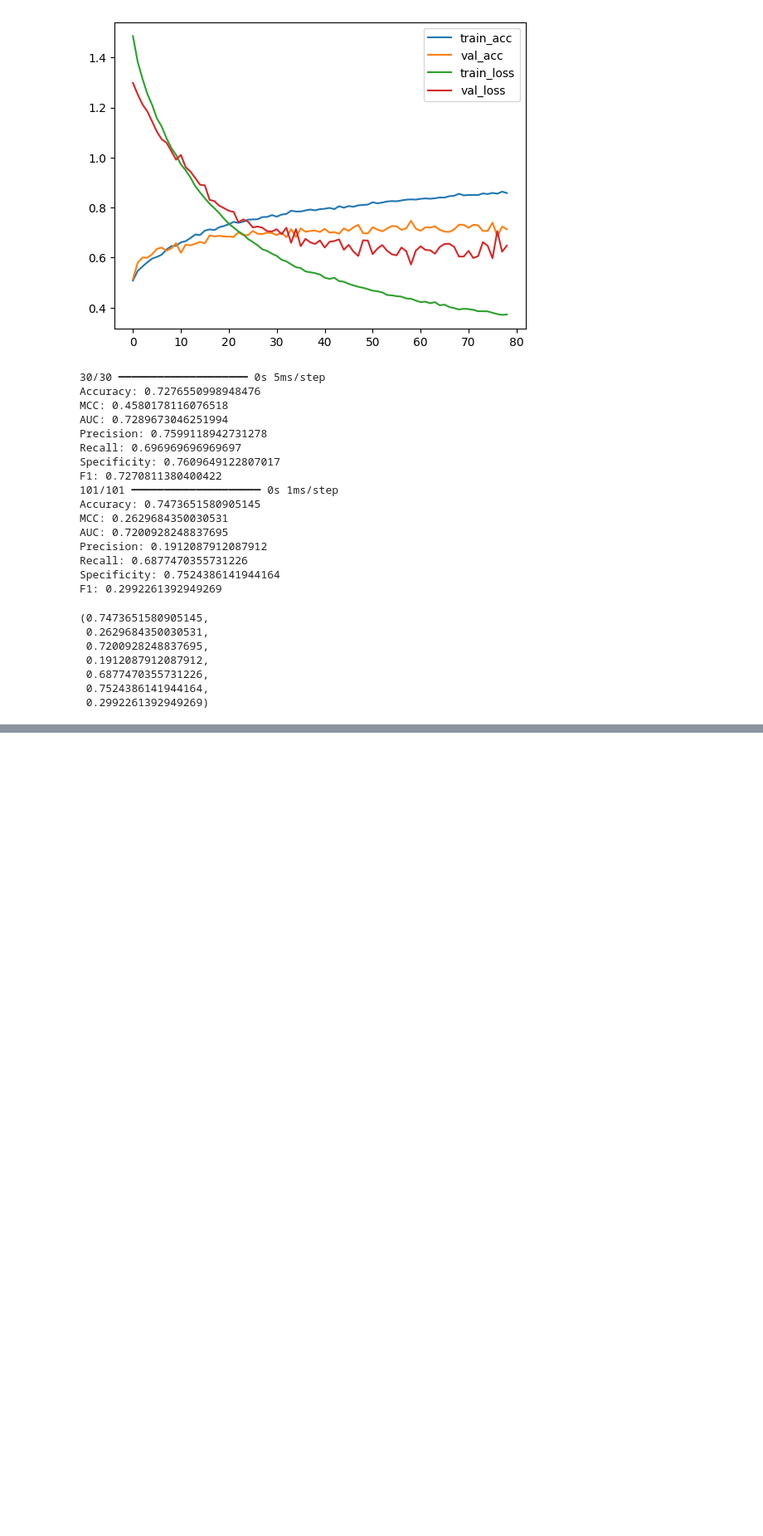
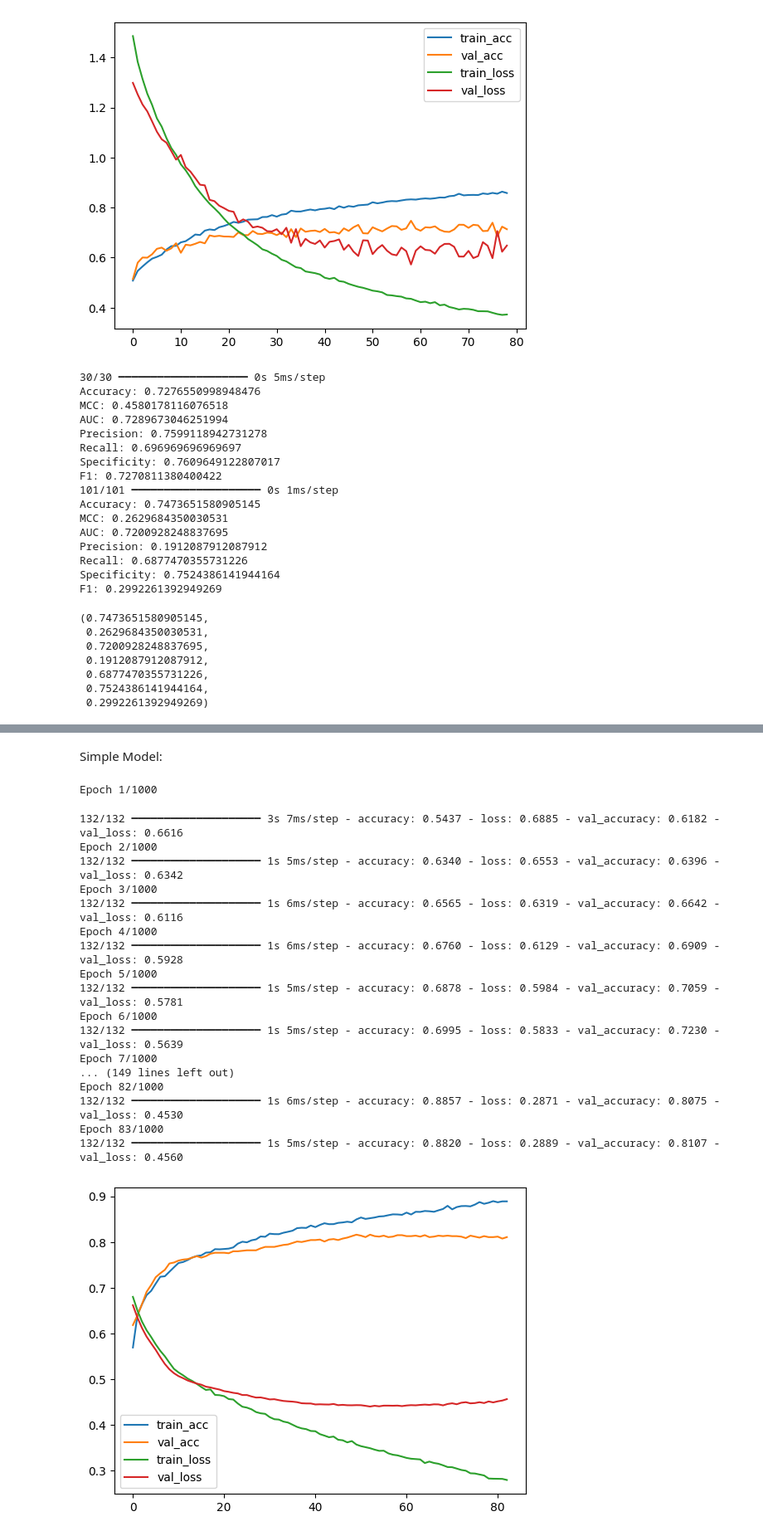
Before and after one commit to Sheldor7701/ResLysEmbed, a Jupyter notebook: models/ESM_2_embedding.ipynb, the cells around one changed output, grey strips where cells are left out. Shown at 83% size. Cells and saved outputs as stored; diff of their text form; code cells hidden in the pictures; blank space fills up the shorter version.

```diff
--- a/ESM_2_embedding.ipynb
+++ b/models/ESM_2_embedding.ipynb
@@ -752,0 +873,77 @@ F1: 0.2992261392949269
+# %% [markdown]
+Simple Model:
+# %%
+def build_simple_model(input_shape_conv, input_shape_ann):
+    # Conv1D branch for sequence data
+    conv_input = Input(shape=input_shape_conv)
+    x_conv = Embedding(input_dim=64, output_dim=21, input_length=input_shape_conv[0])(conv_input)
+    x_conv = Conv1D(32, kernel_size=3, activation='relu', padding='same')(x_conv)
+    x_conv = MaxPooling1D(pool_size=2)(x_conv)
+    x_conv = Conv1D(64, kernel_size=3, activation='relu', padding='same')(x_conv)
+    x_conv = MaxPooling1D(pool_size=2)(x_conv)
+    x_conv = Flatten()(x_conv)
+
+    # Dense layer for sequence features
+    x_conv = Dense(16, activation='relu')(x_conv)
+    x_conv = Dropout(0.3)(x_conv)
+
+    # ANN branch for prot_t5 embeddings
+    ann_input = Input(shape=(input_shape_ann,))
+    x_ann = Dense(32, activation='relu')(ann_input)
+    x_ann = Dropout(0.3)(x_ann)
+
+    # Concatenate Conv1D and ANN branches
+    combined = Concatenate()([x_conv, x_ann])
+
+    # Output layer
+    x = Dense(16, activation='relu')(combined)
+    x = Dropout(0.3)(x)
+    output_layer = Dense(1, activation='sigmoid')(combined)
+
+    # Build model
+    model = Model(inputs=[conv_input, ann_input], outputs=output_layer)
+    model.compile(optimizer=Adam(learning_rate=0.0001),
+                  loss=BinaryCrossentropy(),
+                  metrics=['accuracy'])
+
+    return model
+
+
+
+
+set_seed(4)
+
+# Define the model with Conv1D input shape (33,) and ANN input shape 1024
+simple_model = build_simple_model((33,), 1024)
+# inception_model.summary()
+
+# Fit the Inception model
+history = simple_model.fit([X_train_num, X_train_embeddings], y_train, epochs=1000, batch_size=64, verbose=1,
+                               validation_data=([X_val_num, X_val_embeddings], y_val),
+                                 callbacks=[EarlyStopping(monitor='val_loss', patience=30, restore_best_weights=True)],
+                            )
+
+plot(history)
+
+evaluate_model(simple_model, X_val_num, X_val_embeddings, y_val)
+evaluate_model(simple_model, X_test_num, X_test_embeddings, y_test)
+# %% [output]
+Epoch 1/1000
+132/132 ━━━━━━━━━━━━━━━━━━━━ 3s 7ms/step - accuracy: 0.5437 - loss: 0.6885 - val_accuracy: 0.6182 - val_loss: 0.6616
+Epoch 2/1000
+132/132 ━━━━━━━━━━━━━━━━━━━━ 1s 5ms/step - accuracy: 0.6340 - loss: 0.6553 - val_accuracy: 0.6396 - val_loss: 0.6342
+Epoch 3/1000
+132/132 ━━━━━━━━━━━━━━━━━━━━ 1s 6ms/step - accuracy: 0.6565 - loss: 0.6319 - val_accuracy: 0.6642 - val_loss: 0.6116
+Epoch 4/1000
+132/132 ━━━━━━━━━━━━━━━━━━━━ 1s 6ms/step - accuracy: 0.6760 - loss: 0.6129 - val_accuracy: 0.6909 - val_loss: 0.5928
+Epoch 5/1000
+132/132 ━━━━━━━━━━━━━━━━━━━━ 1s 5ms/step - accuracy: 0.6878 - loss: 0.5984 - val_accuracy: 0.7059 - val_loss: 0.5781
+Epoch 6/1000
+132/132 ━━━━━━━━━━━━━━━━━━━━ 1s 5ms/step - accuracy: 0.6995 - loss: 0.5833 - val_accuracy: 0.7230 - val_loss: 0.5639
+Epoch 7/1000
+... (149 lines left out)
+Epoch 82/1000
+132/132 ━━━━━━━━━━━━━━━━━━━━ 1s 6ms/step - accuracy: 0.8857 - loss: 0.2871 - val_accuracy: 0.8075 - val_loss: 0.4530
+Epoch 83/1000
+132/132 ━━━━━━━━━━━━━━━━━━━━ 1s 5ms/step - accuracy: 0.8820 - loss: 0.2889 - val_accuracy: 0.8107 - val_loss: 0.4560
+[figure, added]
```
Also changed, not shown: parts of 7 cells of this notebook.
